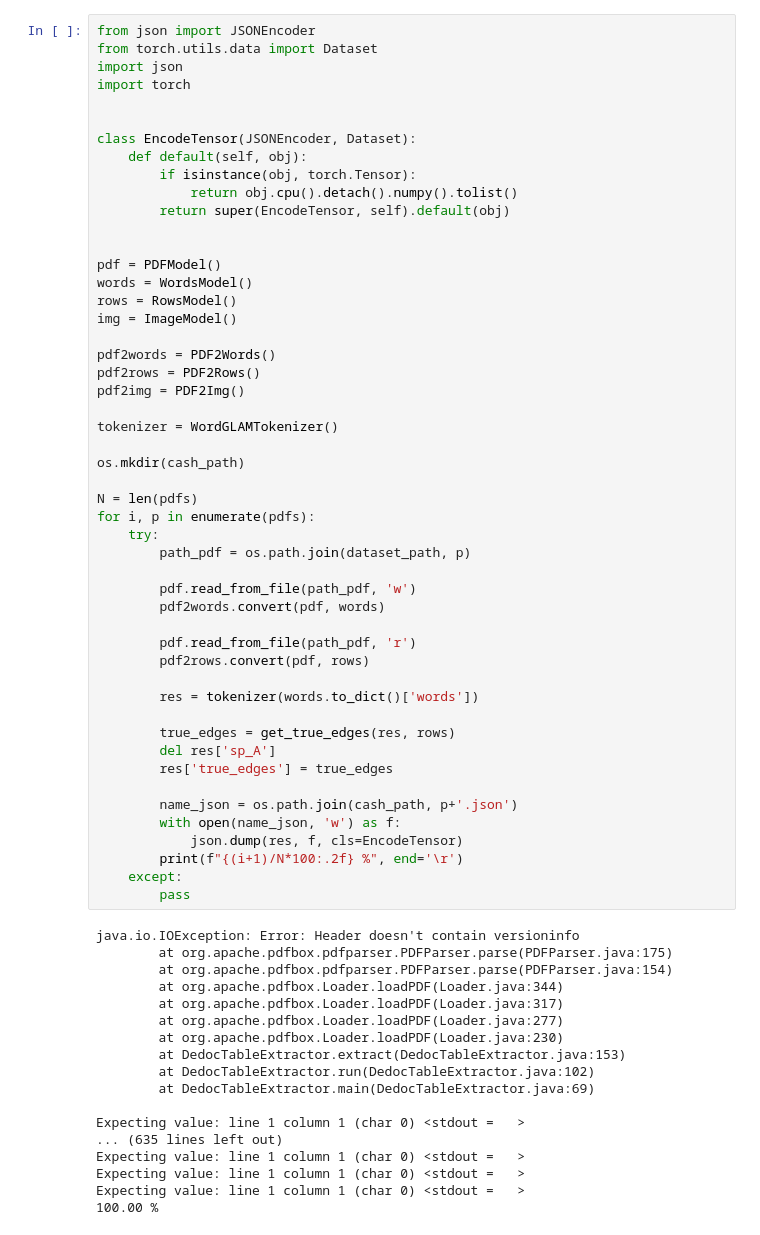
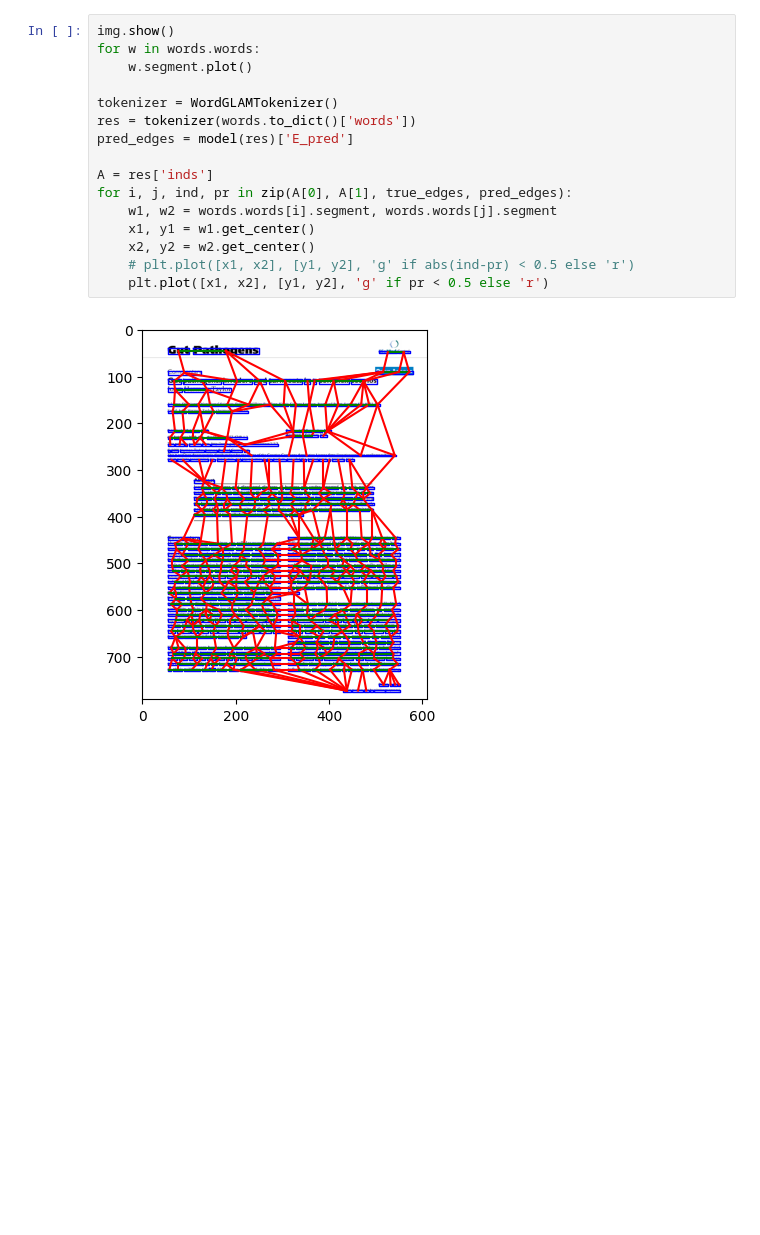
Before and after one commit to Dann38/words2rowsGLAM, a Jupyter notebook: words2rowsGLAM.ipynb, the cells around one changed output. Drawn from its saved outputs; the diff is of its cells as text; blank space fills up the shorter version.

```diff
--- a/words2rowsGLAM.ipynb
+++ b/words2rowsGLAM.ipynb
@@ -228,68 +940,18 @@ pdfs = os.listdir(dataset_path)
 # %%
-from json import JSONEncoder
-from torch.utils.data import Dataset
-import json
-import torch
-
-
-class EncodeTensor(JSONEncoder, Dataset):
-    def default(self, obj):
-        if isinstance(obj, torch.Tensor):
-            return obj.cpu().detach().numpy().tolist()
-        return super(EncodeTensor, self).default(obj)
-
-
-pdf = PDFModel()
-words = WordsModel()
-rows = RowsModel()
-img = ImageModel()
-
-pdf2words = PDF2Words()
-pdf2rows = PDF2Rows()
-pdf2img = PDF2Img()
+img.show()
+for w in words.words:
+    w.segment.plot()
 
 tokenizer = WordGLAMTokenizer()
+res = tokenizer(words.to_dict()['words'])
+pred_edges = model(res)['E_pred']
 
-os.mkdir(cash_path)
-
-N = len(pdfs)
-for i, p in enumerate(pdfs):
-    try:
-        path_pdf = os.path.join(dataset_path, p)
-
-        pdf.read_from_file(path_pdf, 'w')
-        pdf2words.convert(pdf, words)
-
-        pdf.read_from_file(path_pdf, 'r')
-        pdf2rows.convert(pdf, rows)
-
-        res = tokenizer(words.to_dict()['words'])
-
-        true_edges = get_true_edges(res, rows)
-        del res['sp_A']
-        res['true_edges'] = true_edges
-
-        name_json = os.path.join(cash_path, p+'.json')
-        with open(name_json, 'w') as f:
-            json.dump(res, f, cls=EncodeTensor)
-        print(f"{(i+1)/N*100:.2f} %", end='\r')
-    except:
-        pass
+A = res['inds']
+for i, j, ind, pr in zip(A[0], A[1], true_edges, pred_edges):
+    w1, w2 = words.words[i].segment, words.words[j].segment
+    x1, y1 = w1.get_center()
+    x2, y2 = w2.get_center()
+    # plt.plot([x1, x2], [y1, y2], 'g' if abs(ind-pr) < 0.5 else 'r')
+    plt.plot([x1, x2], [y1, y2], 'g' if pr < 0.5 else 'r')
 # %% [output]
-java.io.IOException: Error: Header doesn't contain versioninfo
-        at org.apache.pdfbox.pdfparser.PDFParser.parse(PDFParser.java:175)
-        at org.apache.pdfbox.pdfparser.PDFParser.parse(PDFParser.java:154)
-        at org.apache.pdfbox.Loader.loadPDF(Loader.java:344)
-        at org.apache.pdfbox.Loader.loadPDF(Loader.java:317)
-        at org.apache.pdfbox.Loader.loadPDF(Loader.java:277)
-        at org.apache.pdfbox.Loader.loadPDF(Loader.java:230)
-        at DedocTableExtractor.extract(DedocTableExtractor.java:153)
-        at DedocTableExtractor.run(DedocTableExtractor.java:102)
-        at DedocTableExtractor.main(DedocTableExtractor.java:69)
-
-Expecting value: line 1 column 1 (char 0) <stdout =   >
-... (635 lines left out)
-Expecting value: line 1 column 1 (char 0) <stdout =   >
-Expecting value: line 1 column 1 (char 0) <stdout =   >
-Expecting value: line 1 column 1 (char 0) <stdout =   >
-100.00 %
+[figure, added]
```
Also changed, not shown: parts of 33 cells of this notebook, 6 other files.
